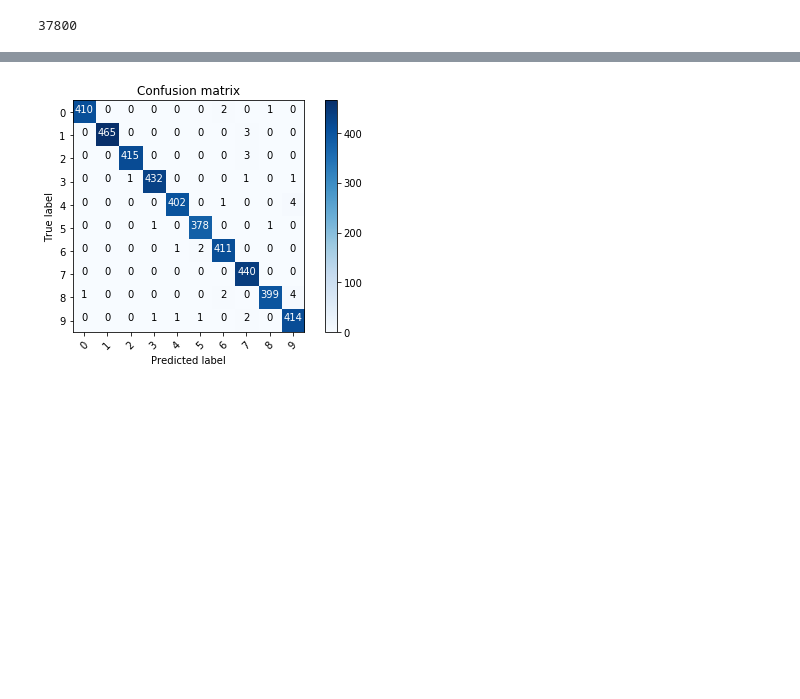
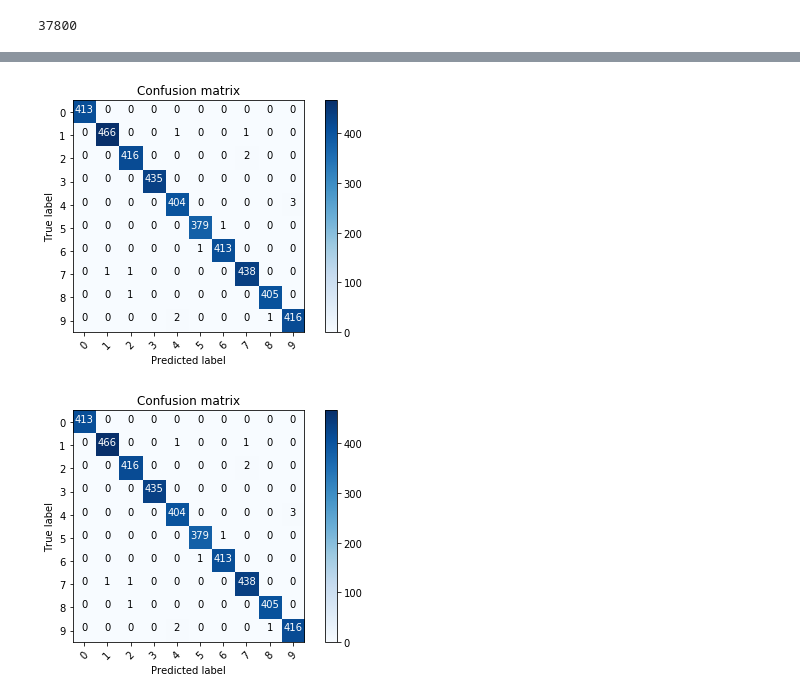
Before and after one commit to Evgeny-Egorov-Projects/Number-Recognition-Problem-from-Kaggle, a Jupyter notebook: Numbers.ipynb, the cells around one changed output, grey strips where cells are left out. Cells and saved outputs as stored; diff of their text form; code cells hidden in the pictures; blank space fills up the shorter version.

Commit message:
Higher accuracy - 99.6%
Better NN layot with Batch normalization layers

```diff
--- a/Numbers.ipynb
+++ b/Numbers.ipynb
@@ -66,10 +97,11 @@ images_train.shape[0]
 # The NN layot
 model = Sequential()
 
-model.add(Conv2D(filters = 32, kernel_size = (7,7),padding = 'Same',
+model.add(Conv2D(filters = 32, kernel_size = (5,5),padding = 'Same',
                  activation ='relu', input_shape = (28,28,1)))
-model.add(Conv2D(filters = 64, kernel_size = (5,5),padding = 'Same',
+model.add(Conv2D(filters = 32, kernel_size = (3,3),padding = 'Same',
                  activation ='relu'))
+model.add(BatchNormalization())
 model.add(MaxPool2D(pool_size=(2,2)))
 model.add(Dropout(0.25))
 
@@ -78,16 +110,19 @@ model.add(Conv2D(filters = 64, kernel_size = (3,3),padding = 'Same',
                  activation ='relu'))
 model.add(Conv2D(filters = 64, kernel_size = (3,3),padding = 'Same',
                  activation ='relu'))
+model.add(BatchNormalization())
 model.add(MaxPool2D(pool_size=(2,2), strides=(2,2)))
 model.add(Dropout(0.25))
 
 
 model.add(Flatten())
-model.add(Dense(256, activation = "relu"))
+model.add(Dense(512, activation = "relu"))
+model.add(BatchNormalization())
 model.add(Dropout(0.5))
 model.add(Dense(10, activation = "softmax"))
 
-optimizer = RMSprop(lr=0.001, rho=0.9, epsilon=1e-08, decay=0.0)
+optimizer = RMSprop(lr=1e-3, rho=0.9, epsilon=1e-8, decay=0.0)
+#optimizer = RMSprop(lr=0.001, rho=0.9, epsilon=1e-08, decay=0.0)
 model.compile(optimizer = optimizer , loss = "categorical_crossentropy",
               metrics=["accuracy"])
 # %%
@@ -132,16 +169,16 @@ datagen = ImageDataGenerator(
 
 datagen.fit(images_train)
 # %%
-learning_rate_reduction = ReduceLROnPlateau(monitor='val_acc', patience=3,
-                                            verbose=1, factor=0.5, min_lr=0.00001)
-epochs = 10
-batch_size = 86
+learning_rate_reduction = ReduceLROnPlateau(monitor='val_acc', patience=2,
+                                            verbose=1, factor=0.5, min_lr=1e-8)
+epochs = 50
+batch_size = 189
 steps=images_train.shape[0]
 print(steps)
 # Fit the model
 history = model.fit_generator(datagen.flow(images_train,answers_train, batch_size=batch_size),
                               epochs = epochs, validation_data = (images_test,answers_test),
                               verbose = 2, steps_per_epoch=images_train.shape[0]// batch_size
-                              , callbacks=[learning_rate_reduction])
+                               , callbacks=[learning_rate_reduction])
 # %% [output]
 37800
@@ -164,32 +201,4 @@ Epoch 00010: ReduceLROnPlateau reducing learning rate to 0.0005000000237487257.
 # %%
-def plot_confusion_matrix(cm, classes,
-                          normalize=False,
-                          title='Confusion matrix',
-                          cmap=plt.cm.Blues):
-    """
-    This function prints and plots the confusion matrix.
-    Normalization can be applied by setting `normalize=True`.
-    """
-    plt.imshow(cm, interpolation='nearest', cmap=cmap)
-    plt.title(title)
-    plt.colorbar()
-    tick_marks = np.arange(len(classes))
-    plt.xticks(tick_marks, classes, rotation=45)
-    plt.yticks(tick_marks, classes)
-
-    if normalize:
-        cm = cm.astype('float') / cm.sum(axis=1)[:, np.newaxis]
-
-    thresh = cm.max() / 2.
-    for i, j in itertools.product(range(cm.shape[0]), range(cm.shape[1])):
-        plt.text(j, i, cm[i, j],
-                 horizontalalignment="center",
-                 color="white" if cm[i, j] > thresh else "black")
-
-    plt.tight_layout()
-    plt.ylabel('True label')
-    plt.xlabel('Predicted label')
-
 # Predict the values from the validation dataset
 answers_prediction = model.predict(images_test)
 # Convert predictions classes to one hot vectors
@@ -201,7 +210,20 @@ confusion_mtx = confusion_matrix(answers_true, answers_pred_classes)
 # plot the confusion matrix
 plot_confusion_matrix(confusion_mtx, classes = range(10))
 # %% [output]
-[figure, old version]
+[figure, new version]
+# %%
+# Predict the values from the validation dataset
+answers_prediction = model.predict(images_test)
+# Convert predictions classes to one hot vectors
+answers_pred_classes = np.argmax(answers_prediction, axis = 1)
+# Convert validation observations to one hot vectors
+answers_true = np.argmax(answers_test, axis = 1)
+# compute the confusion matrix
+confusion_mtx = confusion_matrix(answers_true, answers_pred_classes)
+# plot the confusion matrix
+plot_confusion_matrix(confusion_mtx, classes = range(10))
+# %% [output]
+[figure, added]
 # %%
 # predict results
 
```
Also changed, not shown: parts of 5 cells of this notebook, 1 other file.
